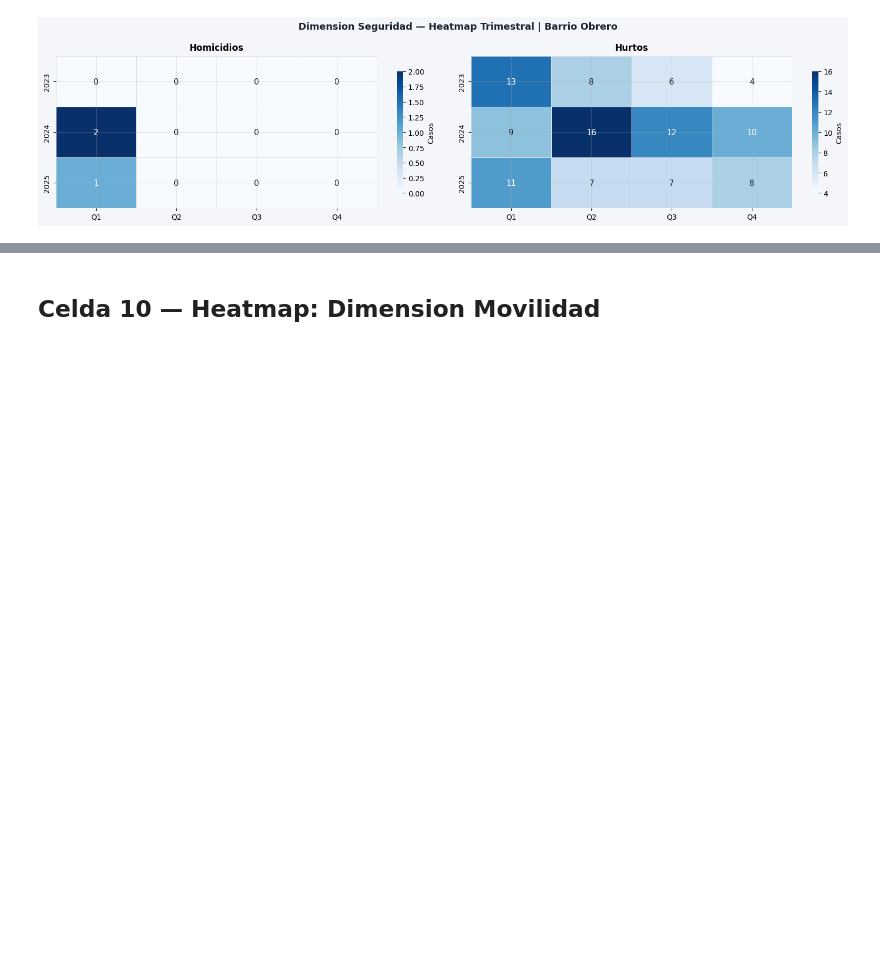
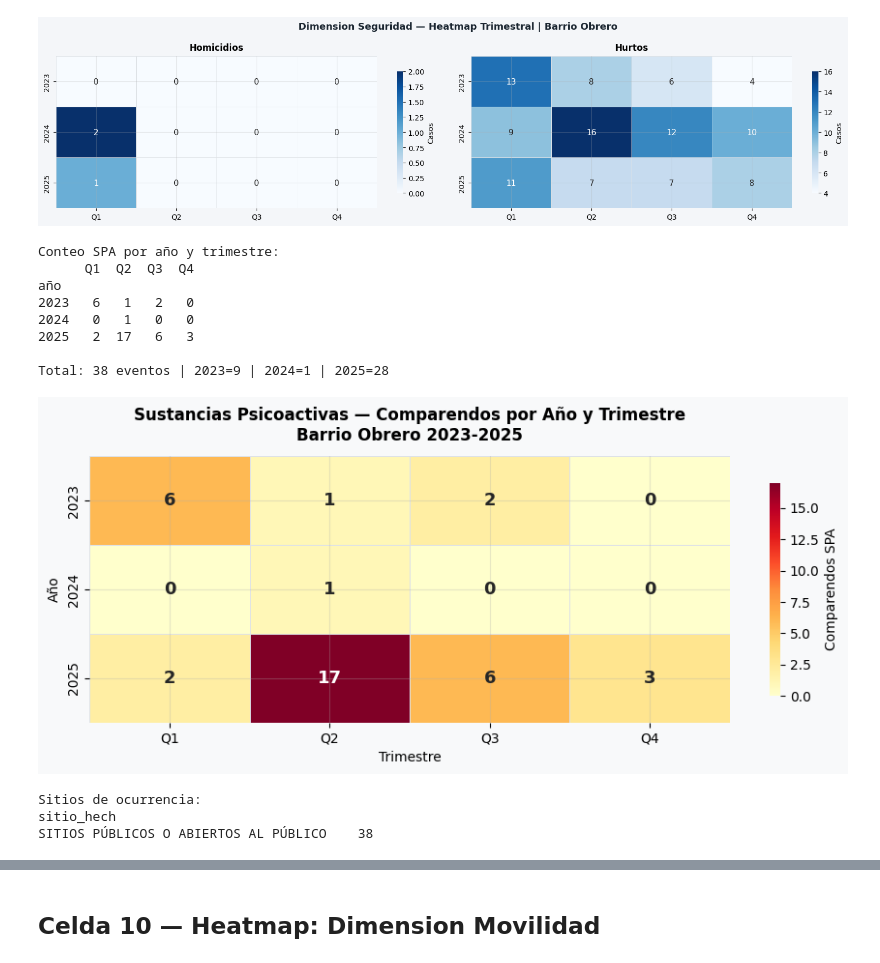
Before and after one commit to Pabandres85/Itt_repos_cali, a Jupyter notebook: notebooks/03_itt_barrio_obrero.ipynb, the cells around one changed output, grey strips where cells are left out. Saved outputs shown, nothing was run; the diff lists cells and outputs as text; code cells hidden in the pictures; blank space fills up the shorter version.

Commit message:
update data

```diff
--- a/notebooks/03_itt_barrio_obrero.ipynb
+++ b/notebooks/03_itt_barrio_obrero.ipynb
@@ -687,3 +713,56 @@ plt.savefig('itt_obrero_heatmap_seg.png', dpi=150, bbox_inches='tight', facecolo
 plt.show()
 # %% [output]
 [figure]
+# %%
+import pandas as pd
+import matplotlib.pyplot as plt
+import seaborn as sns
+
+# Filtrar SPA desde comparendos ya cargados
+df_comp = pd.DataFrame([f['properties'] for f in raw_comp['features']])
+df_spa = df_comp[df_comp['agrupado'] == 'SUSTANCIAS PSICOACTIVAS'].copy()
+df_spa['_fecha'] = pd.to_datetime(df_spa['fecha_hech'], errors='coerce')
+df_spa['año']       = df_spa['_fecha'].dt.year
+df_spa['trimestre'] = df_spa['_fecha'].dt.quarter
+
+ANIOS_SPA = [2023, 2024, 2025]
+pivot_spa = (
+    df_spa.groupby(['año','trimestre']).size()
+    .unstack(fill_value=0)
+    .reindex(index=ANIOS_SPA, fill_value=0)
+    .reindex(columns=[1,2,3,4], fill_value=0)
+)
+pivot_spa.columns = ['Q1','Q2','Q3','Q4']
+
+print('Conteo SPA por año y trimestre:')
+print(pivot_spa)
+print(f'\nTotal: {pivot_spa.values.sum()} eventos | 2023={pivot_spa.loc[2023].sum()} | 2024={pivot_spa.loc[2024].sum()} | 2025={pivot_spa.loc[2025].sum()}')
+
+fig, ax = plt.subplots(figsize=(9, 4), facecolor='#F8F9FA')
+sns.heatmap(pivot_spa, annot=True, fmt='.0f', cmap='YlOrRd',
+    linewidths=0.5, linecolor='#DEE2E6', ax=ax,
+    annot_kws={'size': 13, 'weight': 'bold'},
+    cbar_kws={'label': 'Comparendos SPA', 'shrink': 0.8})
+ax.set_title('Sustancias Psicoactivas — Comparendos por Año y Trimestre\nBarrio Obrero 2023-2025',
+             fontweight='bold', pad=12)
+ax.set_xlabel('Trimestre')
+ax.set_ylabel('Año')
+plt.tight_layout()
+plt.show()
+
+# Detalle: sitios donde ocurren
+print('\nSitios de ocurrencia:')
+print(df_spa['sitio_hech'].value_counts().to_string())
+# %% [output]
+Conteo SPA por año y trimestre:
+      Q1  Q2  Q3  Q4
+año
+2023   6   1   2   0
+2024   0   1   0   0
+2025   2  17   6   3
+
+Total: 38 eventos | 2023=9 | 2024=1 | 2025=28
+[figure, added]
+Sitios de ocurrencia:
+sitio_hech
+SITIOS PÚBLICOS O ABIERTOS AL PÚBLICO    38
```
Also changed, not shown: parts of 7 cells of this notebook, 14 other files.
